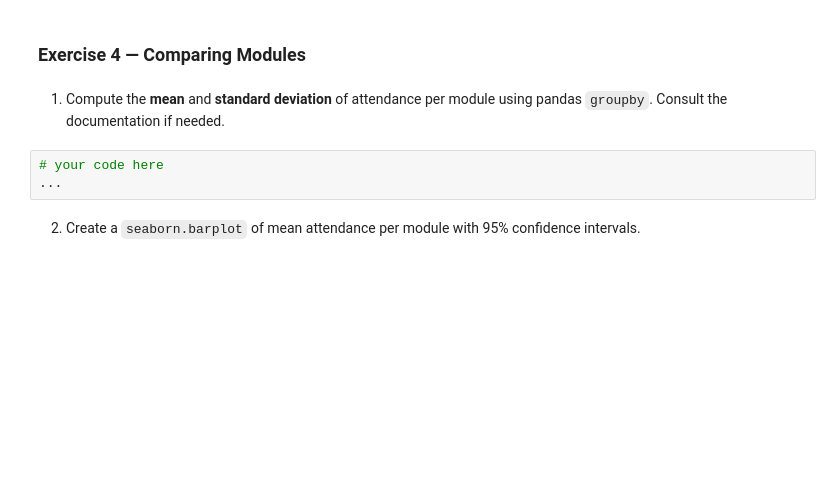
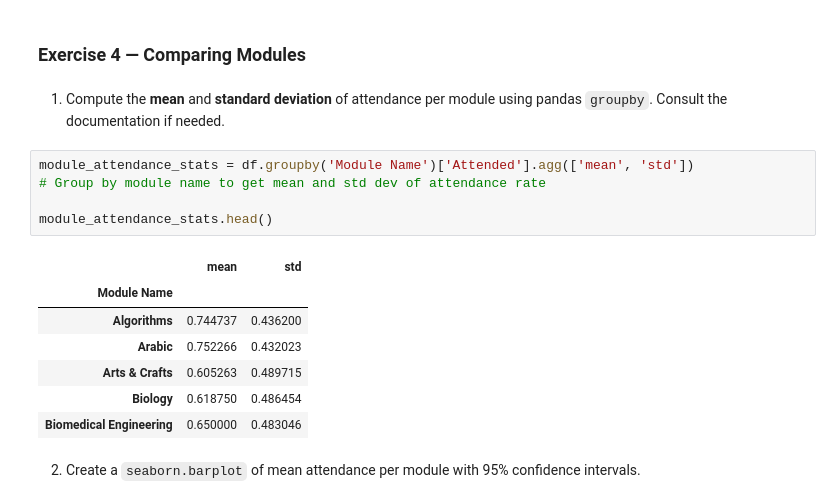
Before and after one commit to 32juan/summative1, a Jupyter notebook: summative1-1.ipynb, the cells around one changed output. Cells and saved outputs as stored; diff of their text form; blank space fills up the shorter version.

```diff
--- a/summative1-1.ipynb
+++ b/summative1-1.ipynb
@@ -322,8 +320,18 @@ df[['Person Code', 'Student Overall Attendance', 'Standardised Student Overall A
 
 1. Compute the **mean** and **standard deviation** of attendance per module using pandas `groupby`. Consult the documentation if needed.
 # %%
-# your code here
-...
+module_attendance_stats = df.groupby('Module Name')['Attended'].agg(['mean', 'std'])
+# Group by module name to get mean and std dev of attendance rate
+
+module_attendance_stats.head()
+# %% [output]
+|  | mean | std |
+| Module Name |  |  |
+| Algorithms | 0.744737 | 0.436200 |
+| Arabic | 0.752266 | 0.432023 |
+| Arts & Crafts | 0.605263 | 0.489715 |
+| Biology | 0.618750 | 0.486454 |
+| Biomedical Engineering | 0.650000 | 0.483046 |
 # %% [markdown]
 2. Create a `seaborn.barplot` of mean attendance per module with 95% confidence intervals.
 # %%
```
Also changed, not shown: parts of 11 cells of this notebook.
